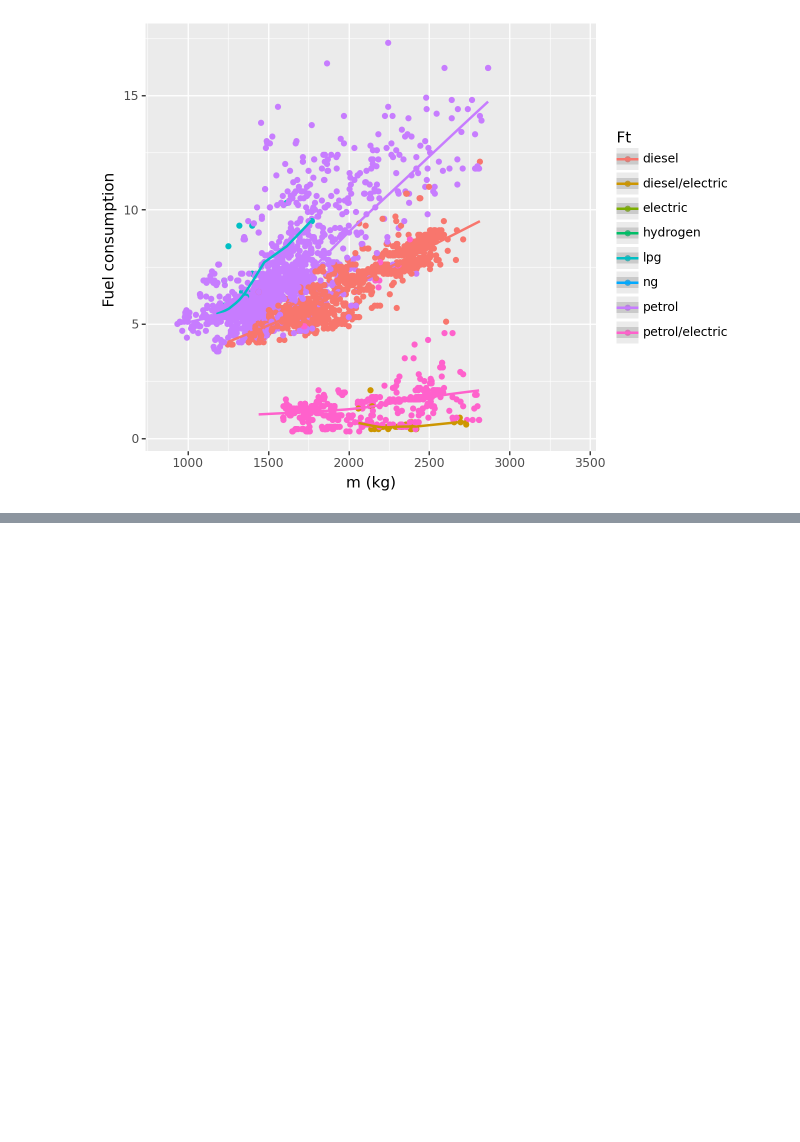
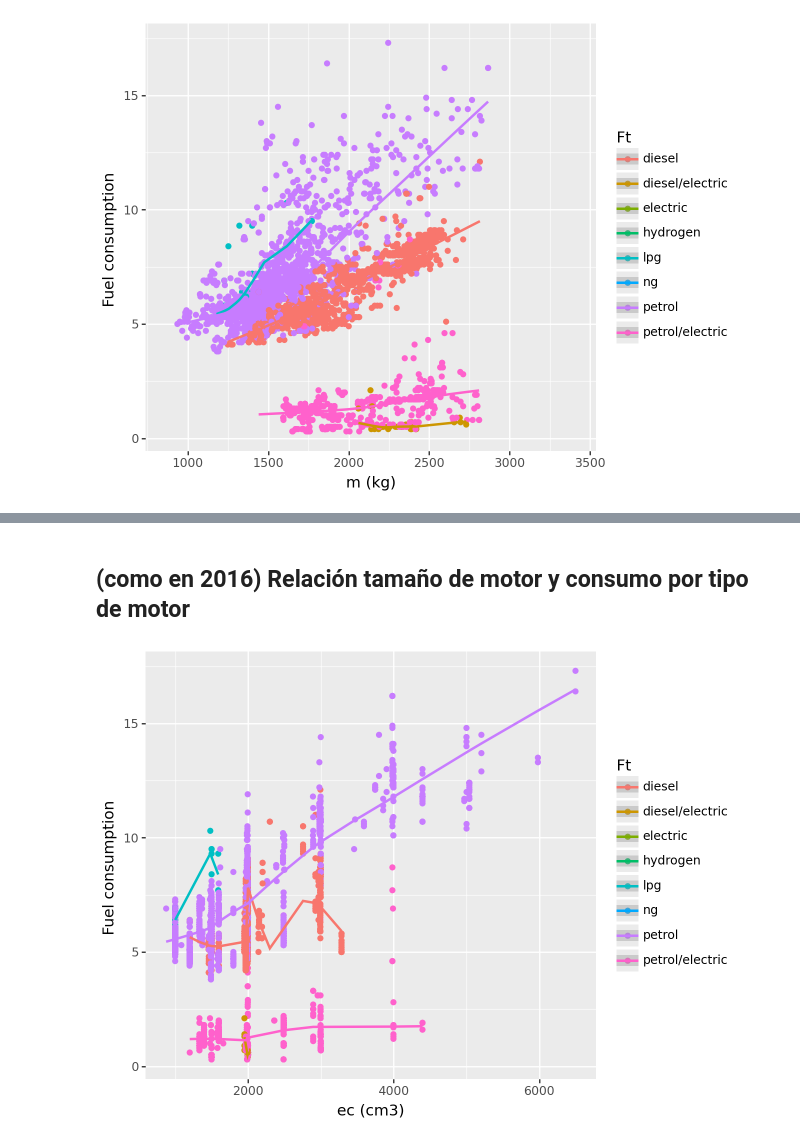
Before and after one commit to pedroconcejero/ucm_master_25_26, a Jupyter notebook: 04_ggplot_ejemplo_vehiculos_ES_2024_copy.ipynb, the cells around one changed output, grey strips where cells are left out. Drawn from its saved outputs; the diff is of its cells as text; code cells hidden in the pictures; blank space fills up the shorter version.

```diff
--- a/04_ggplot_ejemplo_vehiculos_ES_2024_copy.ipynb
+++ b/04_ggplot_ejemplo_vehiculos_ES_2024_copy.ipynb
@@ -140,0 +127,14 @@ g = (
+# %% [markdown]
+## (como en 2016) Relación tamaño de motor y consumo por tipo de motor
+# %%
+(
+    ggplot(df)  # What data to use
+    + aes(x = 'ec (cm3)',
+          y = 'Fuel consumption ',
+         color = 'Ft')  # What variable to use
+    + geom_point()
+    + geom_smooth(method = 'lowess')
+#    + geom_smooth(method = 'lm')# Geometric object to use for drawing
+)
+# %% [output]
+[figure, added]
```
Also changed, not shown: parts of 23 cells of this notebook.
